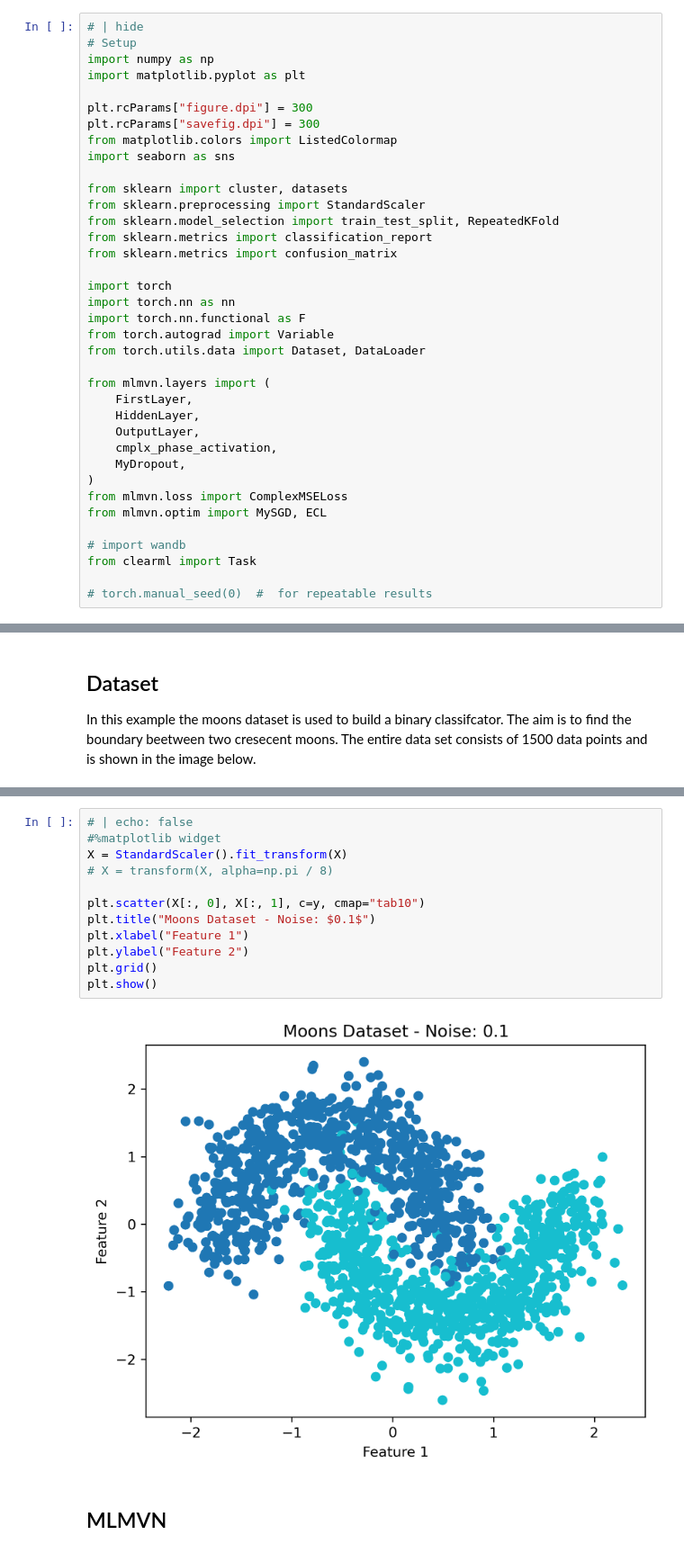
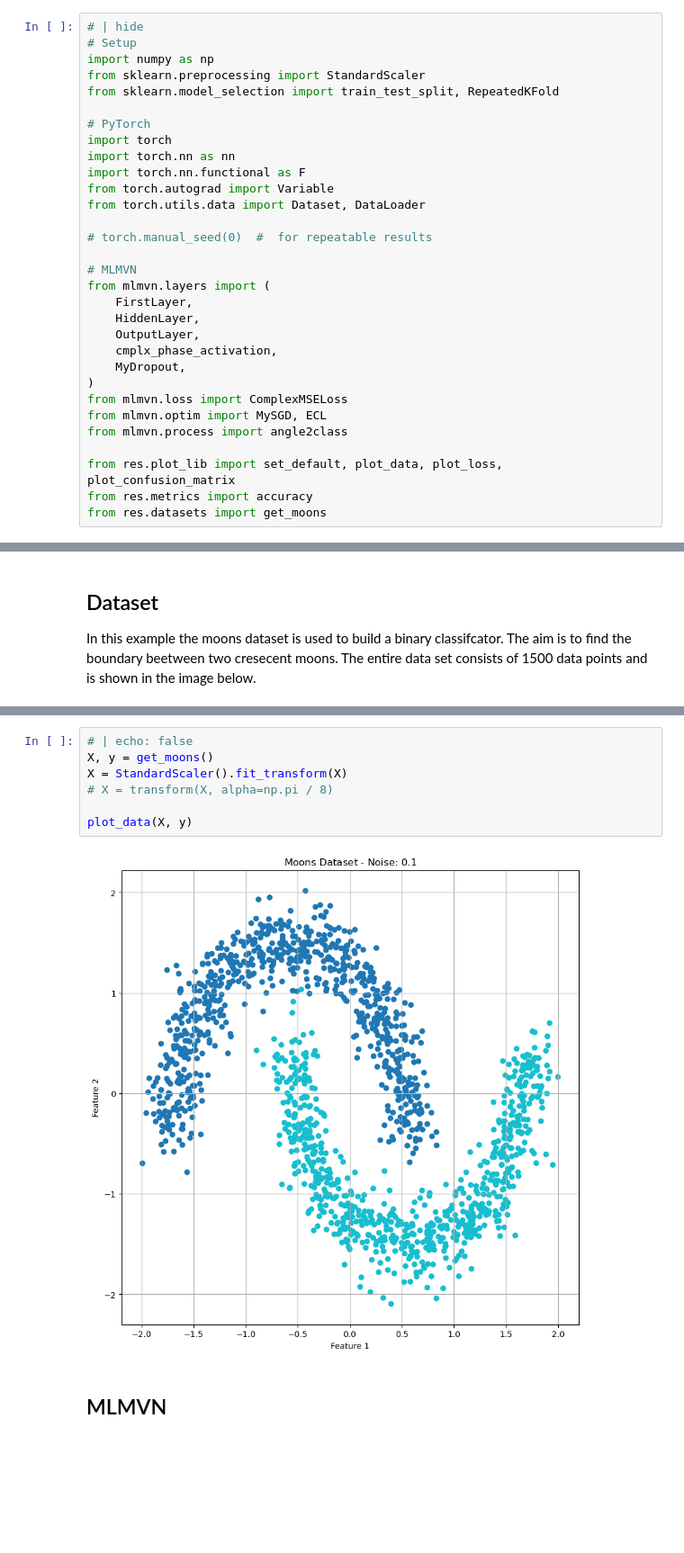
Before and after one commit to antonpf/mlmvn, a Jupyter notebook: nbs/examples/moons/00_moons.ipynb, the cells around one changed output, grey strips where cells are left out. Shown: that part at 90% size. Drawn from its saved outputs; the diff is of its cells as text; blank space fills up the shorter version.

Commit message:
refactored moons

```diff
--- a/nbs/examples/moons/00_moons.ipynb
+++ b/nbs/examples/moons/00_moons.ipynb
@@ -9,25 +6,19 @@ from nbdev.showdoc import *
 # | hide
 # Setup
 import numpy as np
-import matplotlib.pyplot as plt
-
-plt.rcParams["figure.dpi"] = 300
-plt.rcParams["savefig.dpi"] = 300
-from matplotlib.colors import ListedColormap
-import seaborn as sns
-
-from sklearn import cluster, datasets
 from sklearn.preprocessing import StandardScaler
 from sklearn.model_selection import train_test_split, RepeatedKFold
-from sklearn.metrics import classification_report
-from sklearn.metrics import confusion_matrix
 
+# PyTorch
 import torch
 import torch.nn as nn
 import torch.nn.functional as F
 from torch.autograd import Variable
 from torch.utils.data import Dataset, DataLoader
 
+# torch.manual_seed(0)  #  for repeatable results
+
+# MLMVN
 from mlmvn.layers import (
     FirstLayer,
     HiddenLayer,
@@ -37,8 +28,8 @@ from mlmvn.layers import (
 )
 from mlmvn.loss import ComplexMSELoss
 from mlmvn.optim import MySGD, ECL
+from mlmvn.process import angle2class
 
-# import wandb
-from clearml import Task
-
-# torch.manual_seed(0)  #  for repeatable results
+from res.plot_lib import set_default, plot_data, plot_loss, plot_confusion_matrix
+from res.metrics import accuracy
+from res.datasets import get_moons
@@ -70,17 +41,12 @@ X, y = datasets.make_moons(n_samples=n_samples, noise=0.2, random_state=42)
 # %%
 # | echo: false
-#%matplotlib widget
+X, y = get_moons()
 X = StandardScaler().fit_transform(X)
 # X = transform(X, alpha=np.pi / 8)
 
-plt.scatter(X[:, 0], X[:, 1], c=y, cmap="tab10")
-plt.title("Moons Dataset - Noise: $0.1$")
-plt.xlabel("Feature 1")
-plt.ylabel("Feature 2")
-plt.grid()
-plt.show()
+plot_data(X, y)
 # %% [output]
-[figure, old version]
+[figure, new version]
 # %% [markdown]
 ## MLMVN
 # %%
```
Also changed, not shown: parts of 15 cells of this notebook, 19 other files.
